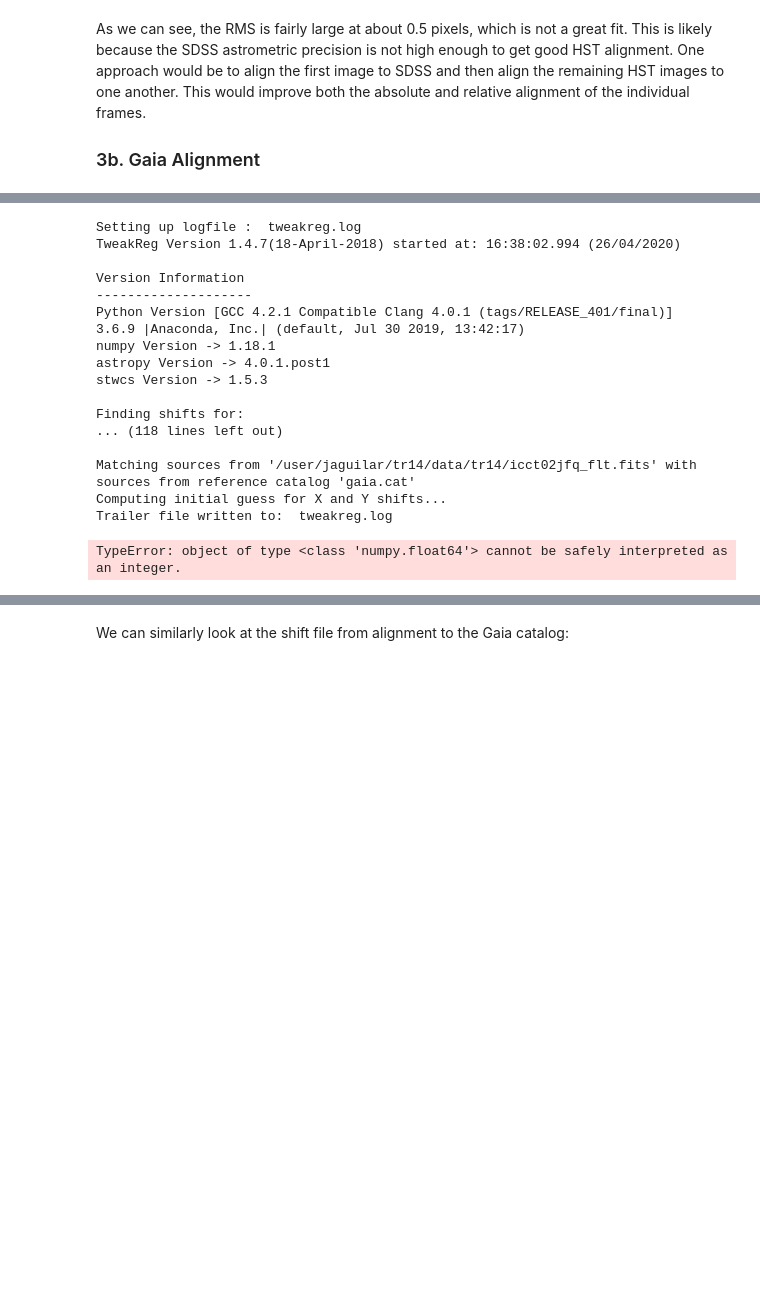
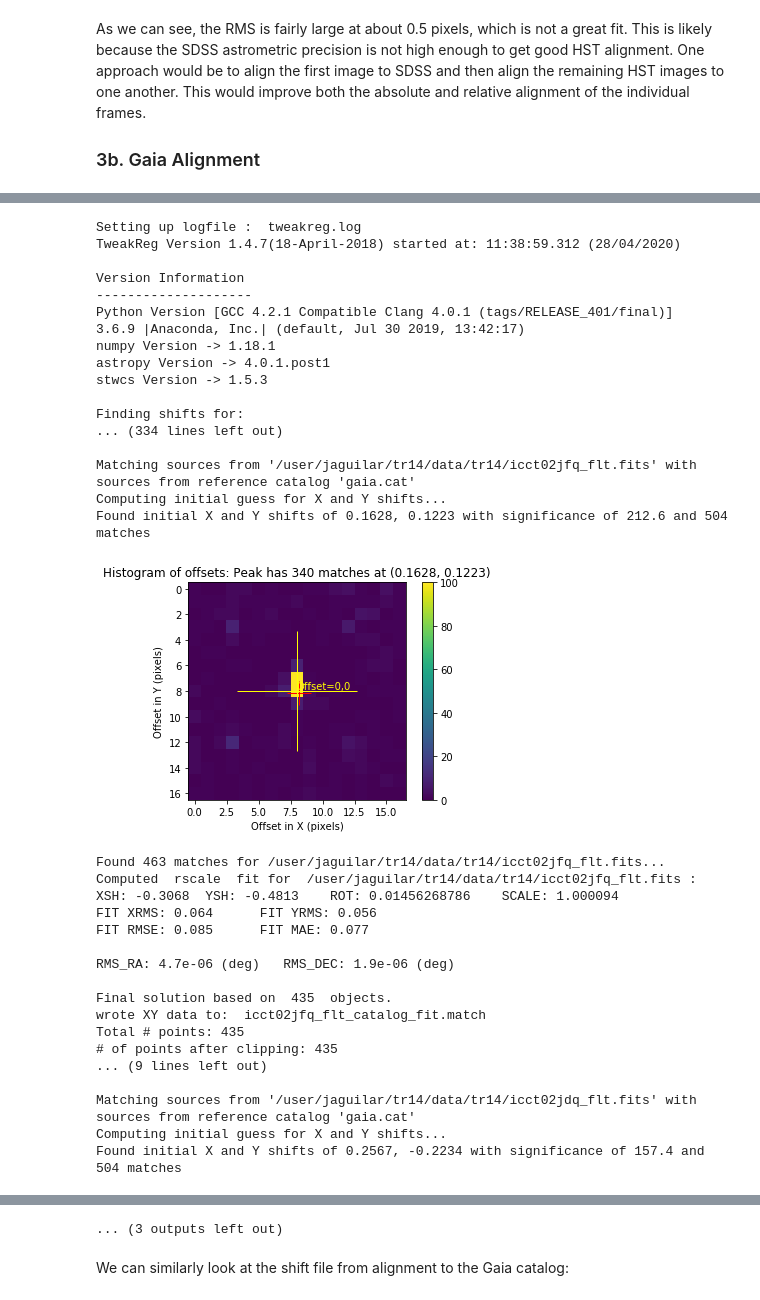
Before and after one commit to aggle/public_wifi, a Jupyter notebook: align_tr14_to_gaia.ipynb, the cells around one changed output, grey strips where cells are left out. Cells and saved outputs as stored; diff of their text form; code cells hidden in the pictures; blank space fills up the shorter version.

```diff
--- a/align_tr14_to_gaia.ipynb
+++ b/align_tr14_to_gaia.ipynb
@@ -263,37 +260,59 @@ from pathlib import Path
 # %%
 refcat = 'gaia.cat'
 cw = 3.5  # Set to two times the FWHM of the PSF.
 wcsname = 'Gaia'  # Specify the WCS name for this alignment
 
-tweakreg.TweakReg([(Path("../data/tr14/") / i).as_posix() for i in gb_filter.get_group(filters[0]).query('SUBARRAY == False')['FILENAME']],#'*flc.fits',  # Pass input images
-                  updatehdr=False,  # update header with new WCS solution
-                  imagefindcfg={'threshold':500.,'conv_width':cw},  # Detection parameters, threshold varies for different data
-                  refcat=refcat,  # Use user supplied catalog (Gaia)
-                  interactive=False,
-                  see2dplot=False,
-                  shiftfile=True,  # Save out shift file (so we can look at shifts later)
-                  outshifts='Gaia_shifts.txt',  # name of the shift file
-                  wcsname=wcsname,  # Give our WCS a new name
-                  reusename=True,
-                  sigma=2.3,
-                  ylimit=0.2,
-                  fitgeometry='general')  # Use the 6 parameter fit
+# tweakreg.TweakReg(list_of_images[0],#'*flc.fits',  # Pass input images
+#                   updatehdr=False,  # update header with new WCS solution
+#                   imagefindcfg={'threshold':500.,'conv_width':cw},  # Detection parameters, threshold varies for different data
+#                   refcat=refcat,  # Use user supplied catalog (Gaia)
+#                   interactive=False,
+#                   see2dplot=False,
+#                   shiftfile=True,  # Save out shift file (so we can look at shifts later)
+#                   outshifts='Gaia_shifts.txt',  # name of the shift file
+#                   wcsname=wcsname,  # Give our WCS a new name
+#                   reusename=True,
+#                   sigma=2.3,
+#                   ylimit=0.2,
+#                   fitgeometry='general')  # Use the 6 parameter fit
+#%pdb 0
+#%debug -b /Users/jaguilar/miniconda3/envs/orbitize/lib/python3.6/site-packages/drizzlepac/imgclasses.py:1604
+reload(tweakreg)
+tweakreg.TweakReg(list_of_images,
+                  refcat=refcat)
 # %% [output]
 Setting up logfile :  tweakreg.log
-TweakReg Version 1.4.7(18-April-2018) started at: 16:38:02.994 (26/04/2020)
+TweakReg Version 1.4.7(18-April-2018) started at: 11:38:59.312 (28/04/2020)
 
 Version Information
 --------------------
 Python Version [GCC 4.2.1 Compatible Clang 4.0.1 (tags/RELEASE_401/final)]
 3.6.9 |Anaconda, Inc.| (default, Jul 30 2019, 13:42:17)
 numpy Version -> 1.18.1
 astropy Version -> 4.0.1.post1
 stwcs Version -> 1.5.3
 
 Finding shifts for:
-... (118 lines left out)
+... (334 lines left out)
 
 Matching sources from '/user/jaguilar/tr14/data/tr14/icct02jfq_flt.fits' with sources from reference catalog 'gaia.cat'
 Computing initial guess for X and Y shifts...
-Trailer file written to:  tweakreg.log
+Found initial X and Y shifts of 0.1628, 0.1223 with significance of 212.6 and 504 matches
+[figure, added]
-TypeError: object of type <class 'numpy.float64'> cannot be safely interpreted as an integer.
+Found 463 matches for /user/jaguilar/tr14/data/tr14/icct02jfq_flt.fits...
+Computed  rscale  fit for  /user/jaguilar/tr14/data/tr14/icct02jfq_flt.fits :
+XSH: -0.3068  YSH: -0.4813    ROT: 0.01456268786    SCALE: 1.000094
+FIT XRMS: 0.064      FIT YRMS: 0.056
+FIT RMSE: 0.085      FIT MAE: 0.077
+
+RMS_RA: 4.7e-06 (deg)   RMS_DEC: 1.9e-06 (deg)
+
+Final solution based on  435  objects.
+wrote XY data to:  icct02jfq_flt_catalog_fit.match
+Total # points: 435
+# of points after clipping: 435
+... (9 lines left out)
+
+Matching sources from '/user/jaguilar/tr14/data/tr14/icct02jdq_flt.fits' with sources from reference catalog 'gaia.cat'
+Computing initial guess for X and Y shifts...
+Found initial X and Y shifts of 0.2567, -0.2234 with significance of 157.4 and 504 matches
@@ -301,3 +360,4 @@ TypeError: object of type <class 'numpy.float64'> cannot be safely interpreted a
+... (3 outputs left out)
 # %% [markdown]
 We can similarly look at the shift file from alignment to the Gaia catalog:
 # %%
```
Also changed, not shown: parts of 13 cells of this notebook, 3 other files.
